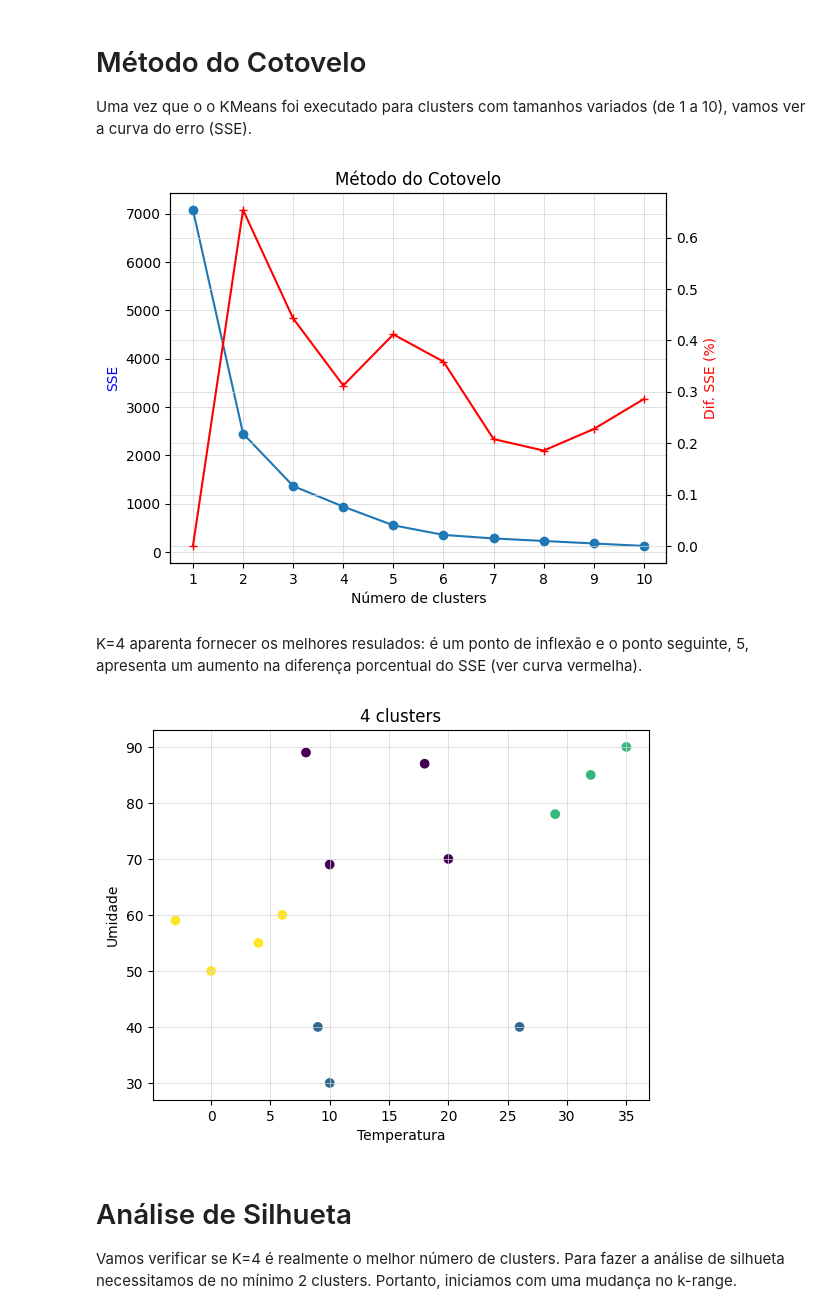
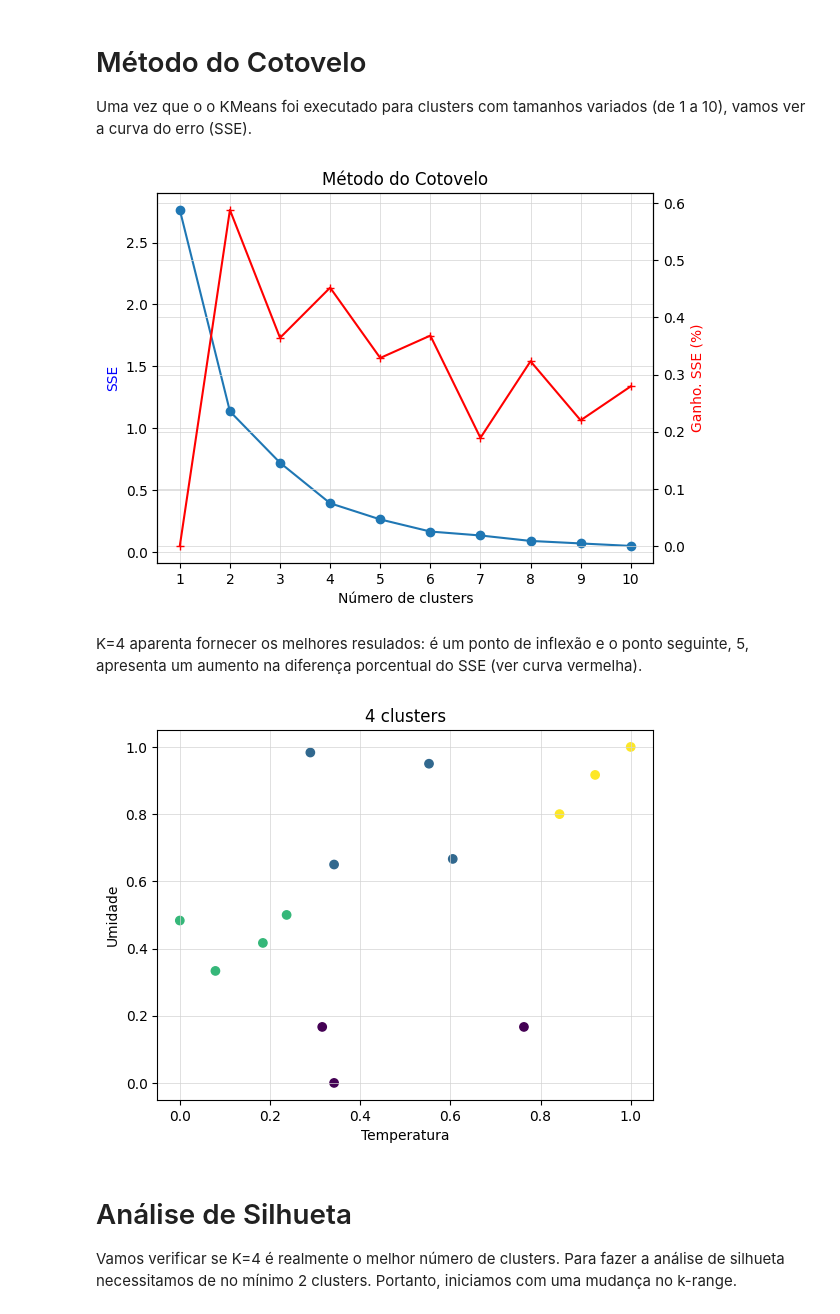
Before and after one commit to tacla/Sistemas-Inteligentes, a Jupyter notebook: Clustering/K_MEANS_Análises.ipynb, the cells around one changed output. Drawn from its saved outputs; the diff is of its cells as text; code cells hidden in the pictures.

```diff
--- a/Clustering/K_MEANS_Análises.ipynb
+++ b/Clustering/K_MEANS_Análises.ipynb
@@ -30,13 +30,26 @@ Agora, montamos o nosso 'dataset'. Claro que aqui é minúsculo, mas recorda-se
 # %%
+def min_max_normalize(lista):
+    min_val = min(lista)
+    max_val = max(lista)
+    # Retorna o valor normalizado arredondado para 4 casas decimais
+    return [(x - min_val) / (max_val - min_val) for x in lista]
 
 # Dados da tabela
 temp = [35,29,32,18,6,4,0,8,-3,10,9,10,26,20]
 umid = [90,78,85,87,60,55,50,89,59,30,40,69,40,70]
-
-
 dados = list(zip(temp, umid))
 print(f"Pares (temperatura, umidade)")
 print(f"{dados}")
+
+# Dados normalizados
+temp_norm = min_max_normalize(temp)
+umid_norm = min_max_normalize(umid)
+dados_norm = list(zip(temp_norm, umid_norm))
+print(f"Pares normalizados (temperatura, umidade)")
+print(dados_norm)
+
+# Exibindo o resultado final
+print(dados_norm)
 # %% [output]
 Pares (temperatura, umidade)
 [(35, 90), (29, 78), (32, 85), (18, 87), (6, 60), (4, 55), (0, 50), (8, 89), (-3, 59), (10, 30), (9, 40), (10, 69), (26, 40), (20, 70)]
@@ -51,7 +67,7 @@ dif.append(0) # inicializa com zero porque o primeiero sse nao tem diferença co
 # variação do número K de clusters
 for k in k_range:
   km = KMeans(n_clusters=k, max_iter=20)
-  km.fit(dados)
+  km.fit(dados_norm)
   sse.append(km.inertia_)
   if k > 1:
     dif.append((sse[k-2] - sse[k-1])/sse[k-2])
@@ -61,35 +77,35 @@ Uma vez que o o KMeans foi executado para clusters com tamanhos variados (de 1 a
 # %%
 fig, ax1 = plt.subplots()
 plt.style.use(meu_estilo)
 
 # curva 1 - eixo y do lado esquerdo
 plt.title('Método do Cotovelo')
 ax1.plot(k_range, sse, marker='o')
 plt.xticks(k_range)
 ax1.set_xlabel('Número de clusters')
 ax1.set_ylabel('SSE', color='blue')
 
 # curva 2 - eixo y do lado direito
 ax2 = ax1.twinx()
 ax2.plot(k_range, dif, color='red', marker='+', label='dif. sse%,')
-ax2.set_ylabel('Dif. SSE (%)', color='red')
+ax2.set_ylabel('Ganho. SSE (%)', color='red')
 
 plt.show()
 # %% [output]
-[figure, old version]
+[figure, new version]
 # %% [markdown]
 K=4 aparenta fornecer os melhores resulados: é um ponto de inflexão e o ponto seguinte, 5, apresenta um aumento na diferença porcentual do SSE (ver curva vermelha).
 # %%
 km = KMeans(n_clusters=4)
-clusters = km.fit(dados)
+clusters = km.fit(dados_norm)
 plt.style.use(meu_estilo)
 plt.title(f"{clusters.n_clusters} clusters")
-plt.scatter(temp, umid, c=km.labels_)
+plt.scatter(temp_norm, umid_norm, c=km.labels_)
 plt.xlabel("Temperatura")
 plt.ylabel("Umidade")
 plt.show()
 # %% [output]
-[figure, old version]
+[figure, new version]
 # %% [markdown]
 # Análise de Silhueta
 Vamos verificar se K=4 é realmente o melhor número de clusters. Para fazer a análise de silhueta necessitamos de no mínimo 2 clusters. Portanto, iniciamos com uma mudança no k-range.
```
Also changed, not shown: parts of 3 cells of this notebook.
